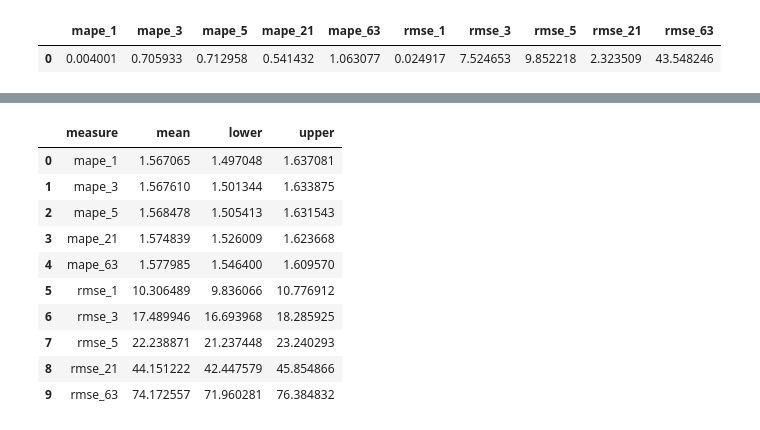
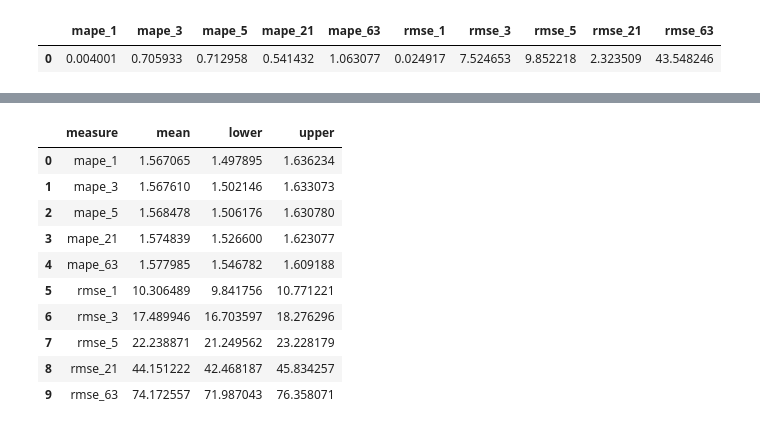
Before and after one commit to ulrikson/statistics-thesis, a Jupyter notebook: arch_evaluate.ipynb, the cells around one changed output, grey strips where cells are left out. Drawn from its saved outputs; the diff is of its cells as text; code cells hidden in the pictures.

```diff
--- a/arch_evaluate.ipynb
+++ b/arch_evaluate.ipynb
@@ -217,29 +217,29 @@ cross_df.describe()
 # %%
 n = cross_df.count()[0]
 mean = cross_df.mean()
-upper = cross_df.mean() + 1.984 * cross_df.std() / math.sqrt(n)
-lower = cross_df.mean() - 1.984 * cross_df.std() / math.sqrt(n)
+upper = cross_df.mean() + 1.96 * cross_df.std() / math.sqrt(n)
+lower = cross_df.mean() - 1.96 * cross_df.std() / math.sqrt(n)
 
 ci_df = pd.DataFrame(columns=['measure', 'mean', 'lower', 'upper'])
 
 for i in range(10):
     ci_df = ci_df.append({
         'measure': cross_df.columns[i],
         'mean': mean[i],
         'lower': lower[i],
         'upper': upper[i]
     }, ignore_index=True)
 
 ci_df
 # %% [output]
 |  | measure | mean | lower | upper |
-| 0 | mape_1 | 1.567065 | 1.497048 | 1.637081 |
-| 1 | mape_3 | 1.567610 | 1.501344 | 1.633875 |
-| 2 | mape_5 | 1.568478 | 1.505413 | 1.631543 |
-| 3 | mape_21 | 1.574839 | 1.526009 | 1.623668 |
-| 4 | mape_63 | 1.577985 | 1.546400 | 1.609570 |
-| 5 | rmse_1 | 10.306489 | 9.836066 | 10.776912 |
-| 6 | rmse_3 | 17.489946 | 16.693968 | 18.285925 |
-| 7 | rmse_5 | 22.238871 | 21.237448 | 23.240293 |
-| 8 | rmse_21 | 44.151222 | 42.447579 | 45.854866 |
-| 9 | rmse_63 | 74.172557 | 71.960281 | 76.384832 |
+| 0 | mape_1 | 1.567065 | 1.497895 | 1.636234 |
+| 1 | mape_3 | 1.567610 | 1.502146 | 1.633073 |
+| 2 | mape_5 | 1.568478 | 1.506176 | 1.630780 |
+| 3 | mape_21 | 1.574839 | 1.526600 | 1.623077 |
+| 4 | mape_63 | 1.577985 | 1.546782 | 1.609188 |
+| 5 | rmse_1 | 10.306489 | 9.841756 | 10.771221 |
+| 6 | rmse_3 | 17.489946 | 16.703597 | 18.276296 |
+| 7 | rmse_5 | 22.238871 | 21.249562 | 23.228179 |
+| 8 | rmse_21 | 44.151222 | 42.468187 | 45.834257 |
+| 9 | rmse_63 | 74.172557 | 71.987043 | 76.358071 |
```
